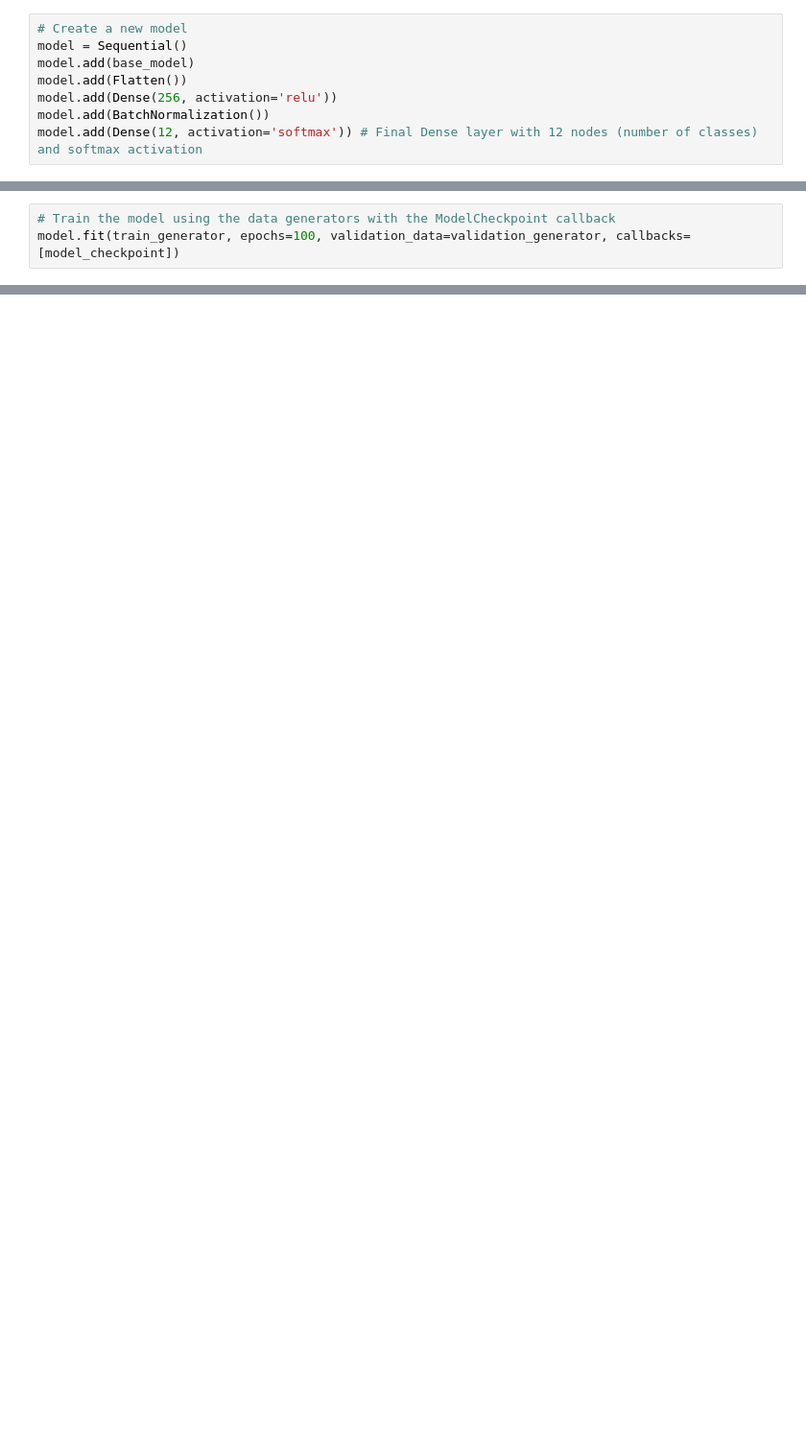
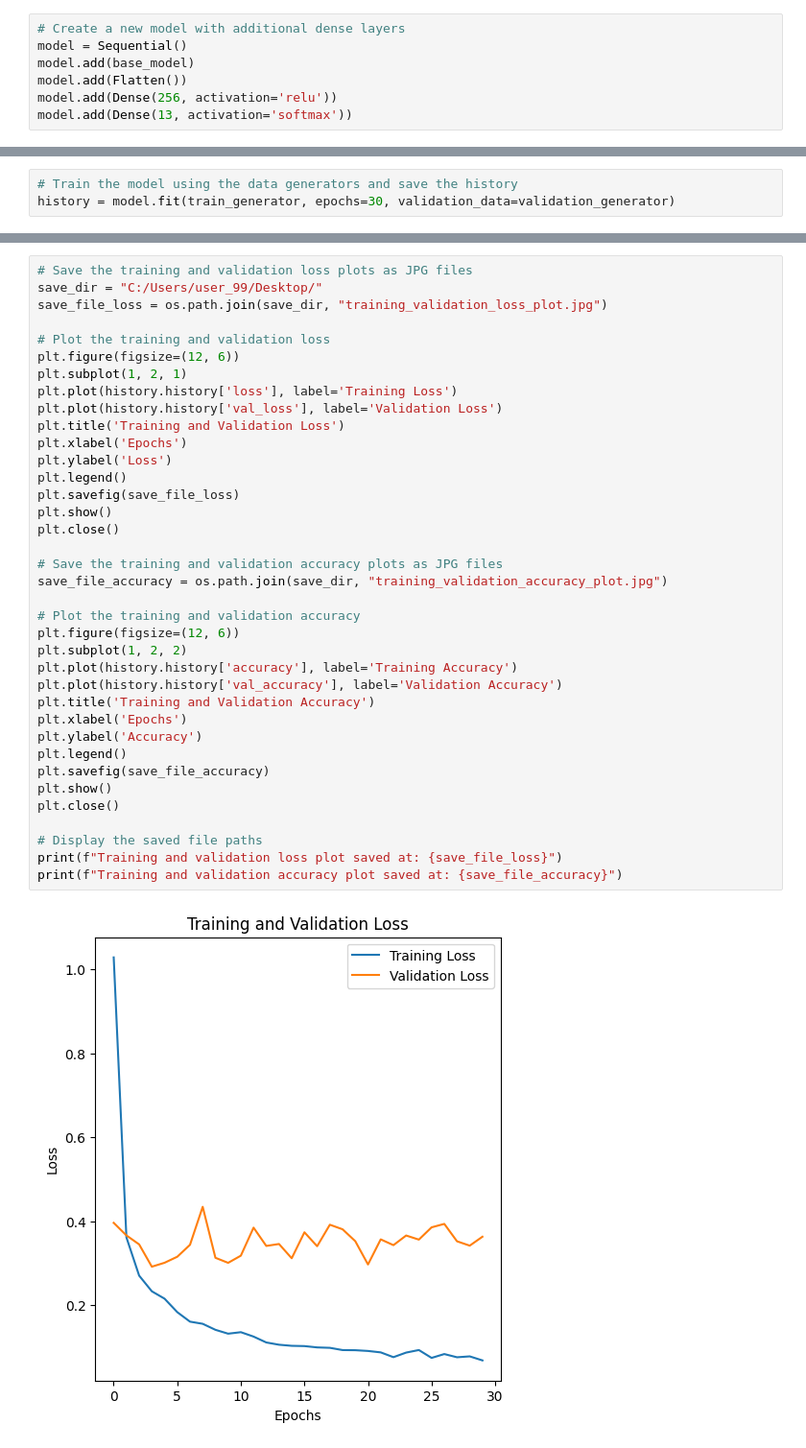
Before and after one commit to C-s-on/parikar, a Jupyter notebook: models/inceptionv3.ipynb, the cells around one changed output, grey strips where cells are left out. Shown: that part at 96% size. Saved outputs shown, nothing was run; the diff lists cells and outputs as text; blank space fills up the shorter version.

```diff
--- a/models/inceptionv3.ipynb
+++ b/models/inceptionv3.ipynb
@@ -61,10 +103,9 @@ for layer in base_model.layers[:-50]:
 # %%
-# Create a new model
+# Create a new model with additional dense layers
 model = Sequential()
 model.add(base_model)
 model.add(Flatten())
 model.add(Dense(256, activation='relu'))
-model.add(BatchNormalization())
-model.add(Dense(12, activation='softmax')) # Final Dense layer with 12 nodes (number of classes) and softmax activation
+model.add(Dense(13, activation='softmax'))
 # %%
 # Compile the model
@@ -106,4 +115,4 @@ model_checkpoint = ModelCheckpoint(
 # %%
-# Train the model using the data generators with the ModelCheckpoint callback
-model.fit(train_generator, epochs=100, validation_data=validation_generator, callbacks=[model_checkpoint])
+# Train the model using the data generators and save the history
+history = model.fit(train_generator, epochs=30, validation_data=validation_generator)
 # %% [output]
@@ -116,0 +136,39 @@ Epoch 1/10
+# %%
+# Save the training and validation loss plots as JPG files
+save_dir = "C:/Users/user_99/Desktop/"
+save_file_loss = os.path.join(save_dir, "training_validation_loss_plot.jpg")
+
+# Plot the training and validation loss
+plt.figure(figsize=(12, 6))
+plt.subplot(1, 2, 1)
+plt.plot(history.history['loss'], label='Training Loss')
+plt.plot(history.history['val_loss'], label='Validation Loss')
+plt.title('Training and Validation Loss')
+plt.xlabel('Epochs')
+plt.ylabel('Loss')
+plt.legend()
+plt.savefig(save_file_loss)
+plt.show()
+plt.close()
+
+# Save the training and validation accuracy plots as JPG files
+save_file_accuracy = os.path.join(save_dir, "training_validation_accuracy_plot.jpg")
+
+# Plot the training and validation accuracy
+plt.figure(figsize=(12, 6))
+plt.subplot(1, 2, 2)
+plt.plot(history.history['accuracy'], label='Training Accuracy')
+plt.plot(history.history['val_accuracy'], label='Validation Accuracy')
+plt.title('Training and Validation Accuracy')
+plt.xlabel('Epochs')
+plt.ylabel('Accuracy')
+plt.legend()
+plt.savefig(save_file_accuracy)
+plt.show()
+plt.close()
+
+# Display the saved file paths
+print(f"Training and validation loss plot saved at: {save_file_loss}")
+print(f"Training and validation accuracy plot saved at: {save_file_accuracy}")
+# %% [output]
+[figure, added]
```
Also changed, not shown: parts of 20 cells of this notebook, 8 other files.
